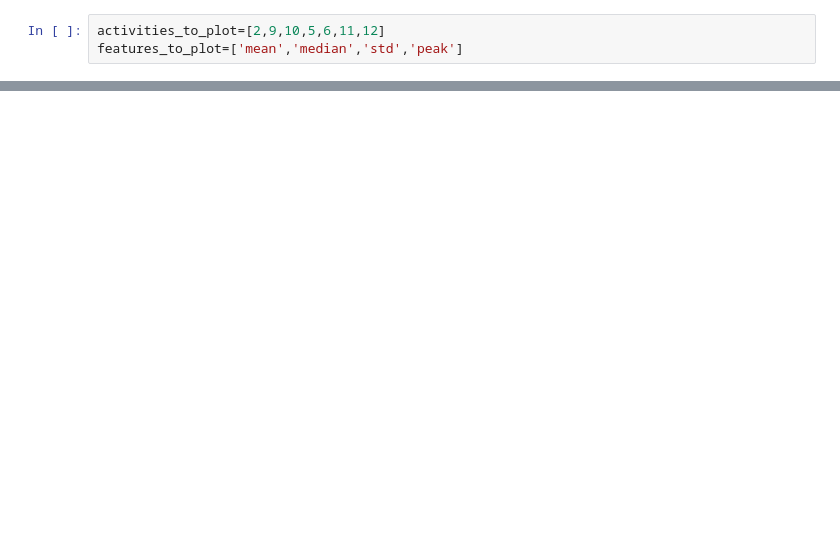
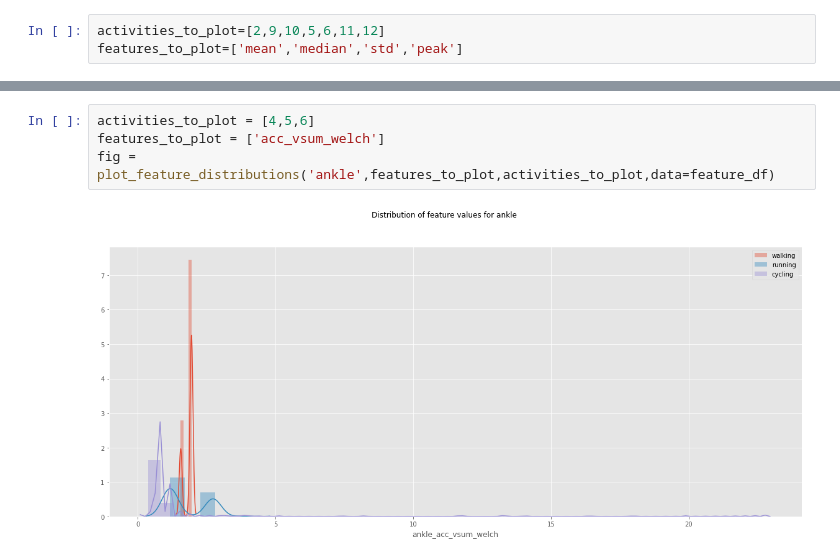
Before and after one commit to kcmeehan/BiometricsActivityClassification, a Jupyter notebook: Test_on_full_dataset.ipynb, the cells around one changed output, grey strips where cells are left out. Saved outputs shown, nothing was run; the diff lists cells and outputs as text; blank space fills up the shorter version.

```diff
--- a/Test_on_full_dataset.ipynb
+++ b/Test_on_full_dataset.ipynb
@@ -68,0 +80,6 @@ fig = plot_feature_distributions('heart_rate',features_to_plot,activities_to_plo
+# %%
+activities_to_plot = [4,5,6]
+features_to_plot = ['acc_vsum_welch']
+fig = plot_feature_distributions('ankle',features_to_plot,activities_to_plot,data=feature_df)
+# %% [output]
+[figure, added]
```
Also changed, not shown: parts of 12 cells of this notebook, 1 other file.
